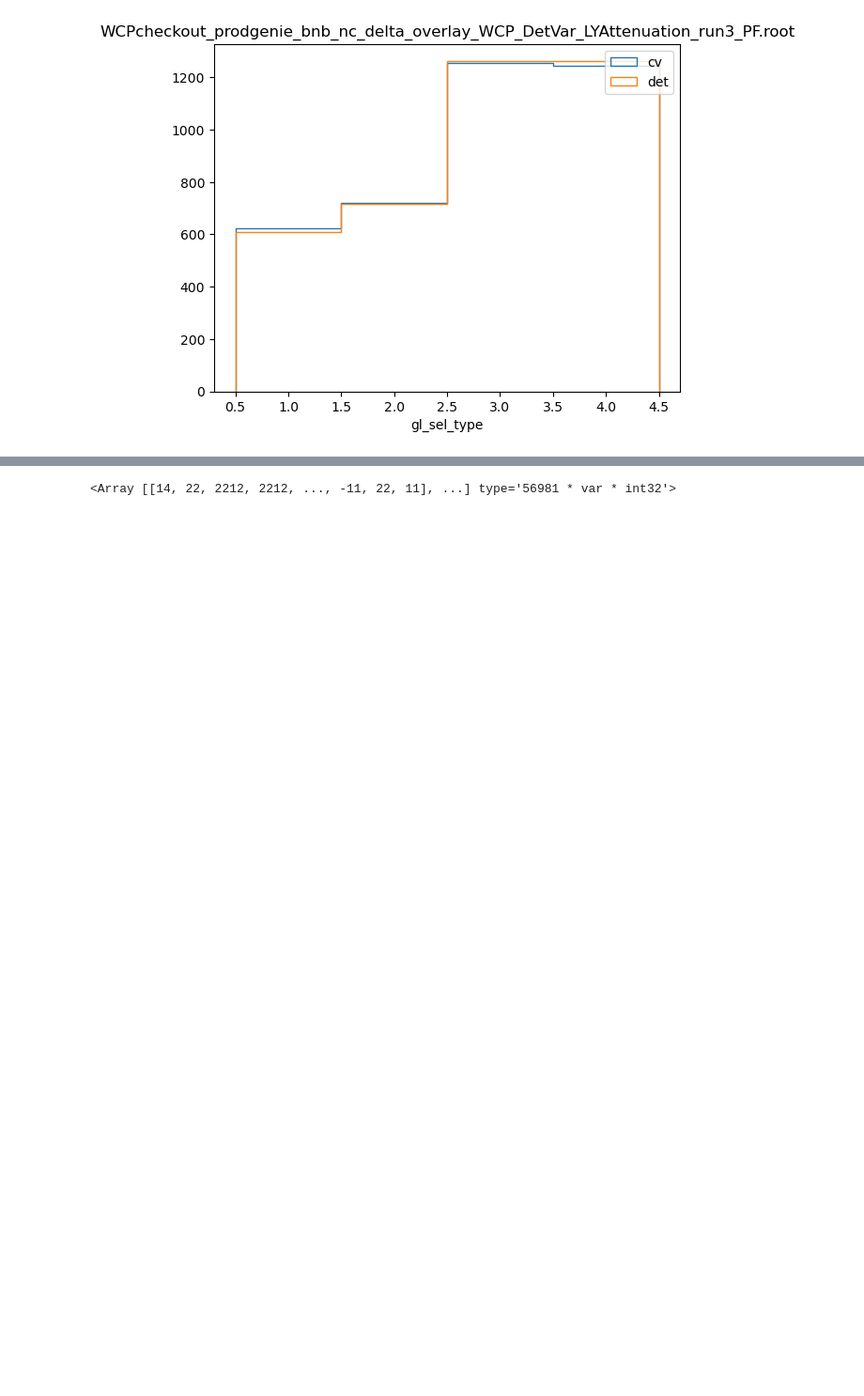
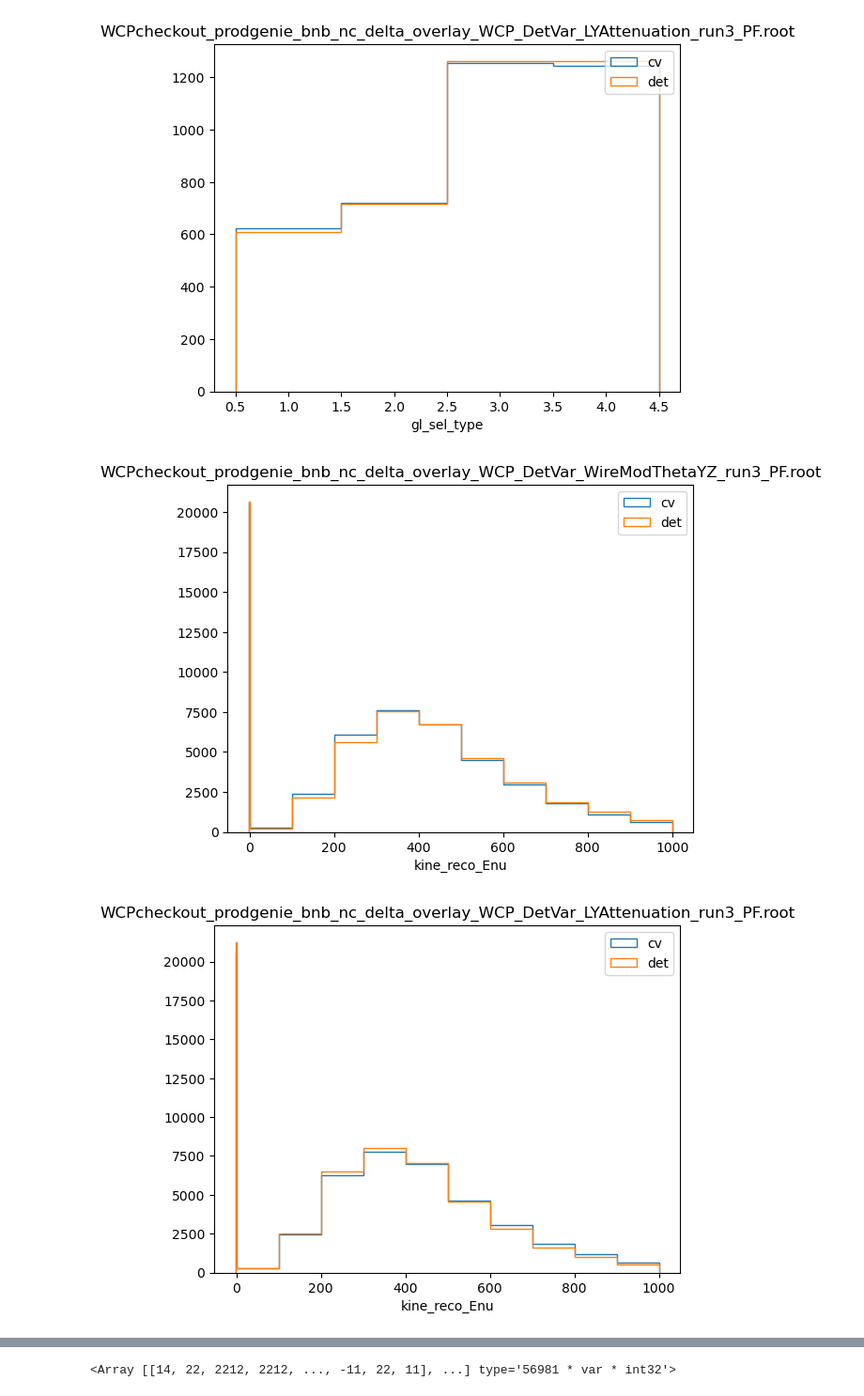
Before and after one commit to leehagaman/wc_framework, a Jupyter notebook: python_tools/glee_detvar_check.ipynb, the cells around one changed output, grey strips where cells are left out. Shown at 94% size. Saved outputs shown, nothing was run; the diff lists cells and outputs as text; code cells hidden in the pictures; blank space fills up the shorter version.

```diff
--- a/python_tools/glee_detvar_check.ipynb
+++ b/python_tools/glee_detvar_check.ipynb
@@ -33,3 +46,23 @@ plt.show()
 # %% [output]
 [figure]
 [figure]
+# %%
+f = uproot.open("/home/lee/hd1/glee_added_rootfiles/glee_added_hist_rootfiles/DetVar/WCPcheckout_prodgenie_bnb_nc_delta_overlay_WCP_DetVar_WireModThetaYZ_run3_PF.root")
+bins = [-2, -1, 0, 100, 200, 300, 400, 500, 600, 700, 800, 900, 1000]
+plt.hist(f["wcpselection"]["T_KINEvars_cv"]["kine_reco_Enu"].array(), bins=bins, histtype='step', label='cv')
+plt.hist(f["wcpselection"]["T_KINEvars_det"]["kine_reco_Enu"].array(), bins=bins, histtype='step', label='det')
+plt.legend(loc='upper right')
+plt.xlabel("kine_reco_Enu")
+plt.title("WCPcheckout_prodgenie_bnb_nc_delta_overlay_WCP_DetVar_WireModThetaYZ_run3_PF.root")
+plt.show()
+
+f = uproot.open("/home/lee/hd1/glee_added_rootfiles/glee_added_hist_rootfiles/DetVar/WCPcheckout_prodgenie_bnb_nc_delta_overlay_WCP_DetVar_LYAttenuation_run3_PF.root")
+plt.hist(f["wcpselection"]["T_KINEvars_cv"]["kine_reco_Enu"].array(), bins=bins, histtype='step', label='cv')
+plt.hist(f["wcpselection"]["T_KINEvars_det"]["kine_reco_Enu"].array(), bins=bins, histtype='step', label='det')
+plt.legend(loc='upper right')
+plt.xlabel("kine_reco_Enu")
+plt.title("WCPcheckout_prodgenie_bnb_nc_delta_overlay_WCP_DetVar_LYAttenuation_run3_PF.root")
+plt.show()
+# %% [output]
+[figure, added]
+[figure, added]
```
Also changed, not shown: parts of 4 cells of this notebook, 9 other files.
